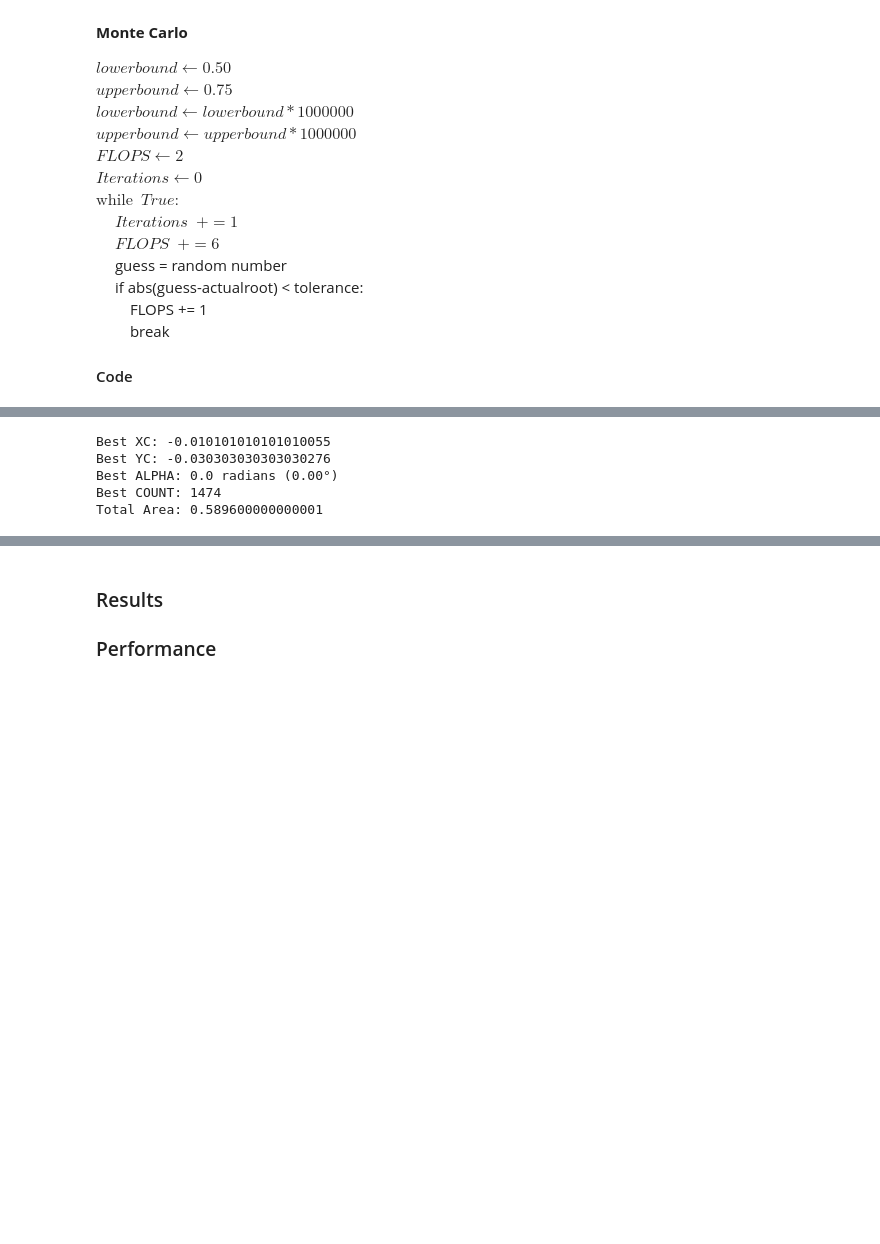
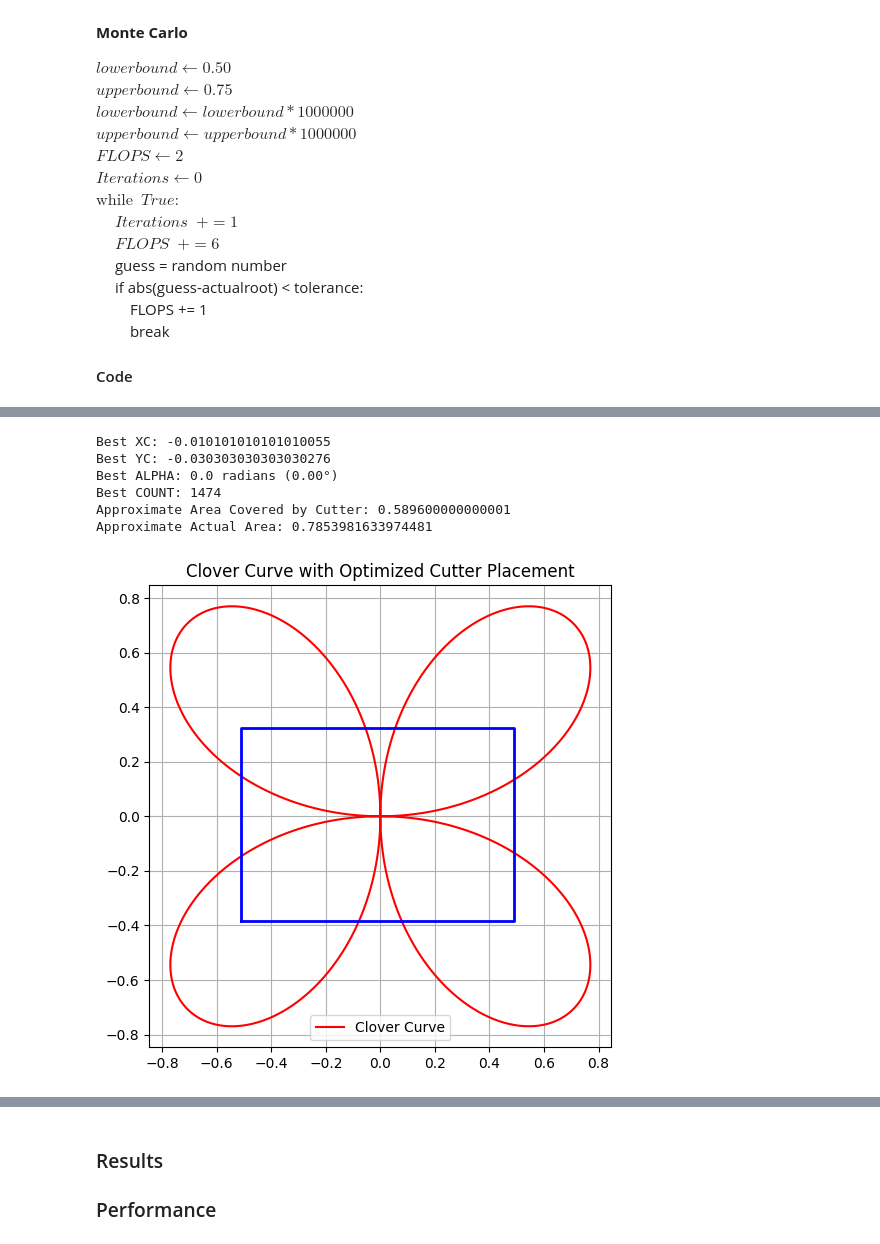
Before and after one commit to EmceeCiao/AMS_326_HW3, a Jupyter notebook: hw3.ipynb, the cells around one changed output, grey strips where cells are left out. Saved outputs shown, nothing was run; the diff lists cells and outputs as text; code cells hidden in the pictures; blank space fills up the shorter version.

```diff
--- a/hw3.ipynb
+++ b/hw3.ipynb
@@ -701,6 +256,6 @@ Coverage: 75.83931747977823 %
 # %%
 import numpy as np
-
+import matplotlib.pyplot as plt
 
 def inside_rose(x, y):
     """
@@ -751,8 +306,8 @@ def generate_clover_points(num_points):
 def transformation(points, xc, yc, alpha):
     # we need to translate each point and now we need to rotate it
     translated = points - np.array([xc, yc])
-    sin = np.sin(-alpha)
-    cos = np.cos(-alpha)
+    sin = np.sin(alpha)
+    cos = np.cos(alpha)
     rotation_matrix = np.array([[cos, -sin],[sin, cos]])
 
     rotated = np.dot(translated, rotation_matrix)
@@ -794,37 +349,98 @@ def guess_and_check(points, num_points, step, xc, yc, alpha, x_0, x_1, y_0, y_1,
 
                 rectangle_points = inside_rectangle(transformed_points, width = 1, height = 1/np.sqrt(2))
 
                 best_count_points = np.sum(rectangle_points)
 
                 if best_count_points > best_count:
                     best_count = best_count_points
                     best_xc = x
                     best_yc = y
                     best_alpha = alpha
 
     area_per_point = step ** 2
     total_area = area_per_point * best_count
 
     return [best_xc, best_yc, best_alpha, best_count], total_area
 
 clover_points, step = generate_clover_points(100)
 arr, total_area = guess_and_check(clover_points, 100, step, 0, 0, 0, -1, 1, -1, 1, 0, np.pi)
 
+def clover_curve(theta):
+    """
+    Defines the polar curve r = sin(2θ).
+    """
+    return np.sin(2 * theta)
+
+# Compute total area of the clover (r = sin(2θ))
+def compute_overall_area():
+    """
+    Computes the total area of the clover shape using polar integral.
+    """
+    def integrand(theta):
+        return clover_curve(theta)**2
+
+    theta_min = 0
+    theta_max = np.pi
+    num_intervals = 100
+    delta_theta = (theta_max - theta_min) / num_intervals
+
+    area_sum = 0
+    for i in range(num_intervals):
+        theta_i = theta_min + i * delta_theta
+        theta_ip1 = theta_min + (i + 1) * delta_theta
+        area_sum += (integrand(theta_i) + integrand(theta_ip1)) * delta_theta / 2
+
+    # Multiply by 1/2 for polar integral
+    return area_sum / 2
+
+
 print(f"Best XC: {arr[0]}")
 print(f"Best YC: {arr[1]}")
 print(f"Best ALPHA: {arr[2]} radians ({np.degrees(arr[2]):.2f}°)")
 print(f"Best COUNT: {arr[3]}")
-print(f"Total Area: {total_area}")
-
-
+print(f"Approximate Area Covered by Cutter: {total_area}")
+print(f"Approximate Actual Area: {compute_overall_area()}")
 # Now that we've transformed we gotta try different inputs and check what's in the rectangle now
 # clover_points, step = generate_clover_points(100)
+
+def clover_curve(theta):
+    return np.sin(2 * theta)
+
+def draw_rotated_rectangle(ax, xc, yc, alpha, width=1.0, height=1/np.sqrt(2)):
+    hw, hh = width / 2, height / 2
+    corners = np.array([
+        [-hw, -hh], [hw, -hh], [hw, hh], [-hw, hh], [-hw, -hh]
+    ])
+    c, s = np.cos(alpha), np.sin(alpha)
+    R = np.array([[c, -s], [s, c]])
+    rotated = (corners @ R.T) + np.array([xc, yc])
+    ax.plot(rotated[:, 0], rotated[:, 1], 'b-', lw=2)
+
+# Example optimized rectangle parameters from previous output (for demonstration)
+
+# Generate rose curve
+theta = np.linspace(0, 2 * np.pi, 1000)
+r = clover_curve(theta)
+x = r * np.cos(theta)
+y = r * np.sin(theta)
+
+# Plot
+fig, ax = plt.subplots(figsize=(6, 6))
+ax.plot(x, y, 'r-', lw=1.5, label="Clover Curve")
+draw_rotated_rectangle(ax, arr[0], arr[1], arr[2])
+ax.set_aspect('equal')
+ax.grid(True)
+ax.set_title("Clover Curve with Optimized Cutter Placement")
+ax.legend()
+plt.show()
 # %% [output]
 Best XC: -0.010101010101010055
 Best YC: -0.030303030303030276
 Best ALPHA: 0.0 radians (0.00°)
 Best COUNT: 1474
-Total Area: 0.589600000000001
+Approximate Area Covered by Cutter: 0.589600000000001
+Approximate Actual Area: 0.7853981633974481
+[figure, added]
 # %%
 import numpy as np
 
```
Also changed, not shown: parts of 7 cells of this notebook.
